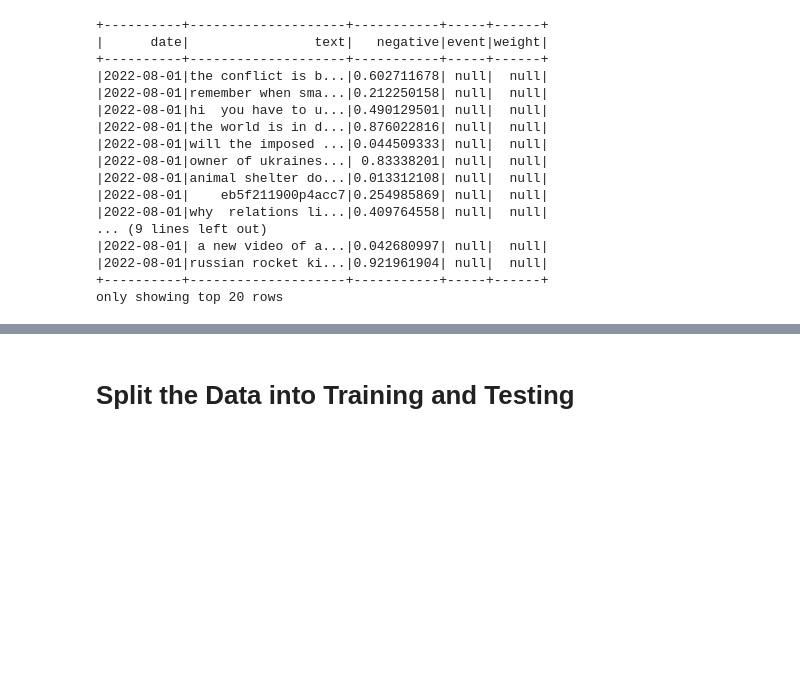
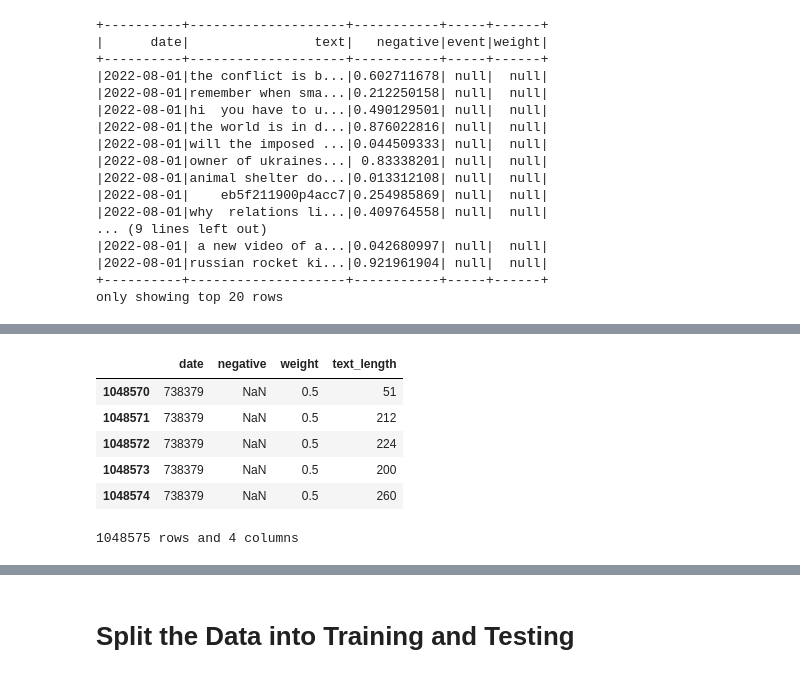
Before and after one commit to aiscience-22/UA_War, a Jupyter notebook: Twitter_ensemble.ipynb, the cells around one changed output, grey strips where cells are left out. Drawn from its saved outputs; the diff is of its cells as text; code cells hidden in the pictures; blank space fills up the shorter version.

```diff
--- a/Twitter_ensemble.ipynb
+++ b/Twitter_ensemble.ipynb
@@ -134,0 +187,9 @@ df.head()
+# %%
+joined_data_df.tail()
+# %% [output]
+|  | date | negative | weight | text_length |
+| 1048570 | 738379 | NaN | 0.5 | 51 |
+| 1048571 | 738379 | NaN | 0.5 | 212 |
+| 1048572 | 738379 | NaN | 0.5 | 224 |
+| 1048573 | 738379 | NaN | 0.5 | 200 |
+| 1048574 | 738379 | NaN | 0.5 | 260 |
@@ -134,0 +199,5 @@ df.head()
+# %%
+# get the shape of the new DataFrame
+print(f"{joined_data_df.shape[0]} rows and {joined_data_df.shape[1]} columns")
+# %% [output]
+1048575 rows and 4 columns
```
Also changed, not shown: parts of 12 cells of this notebook.
